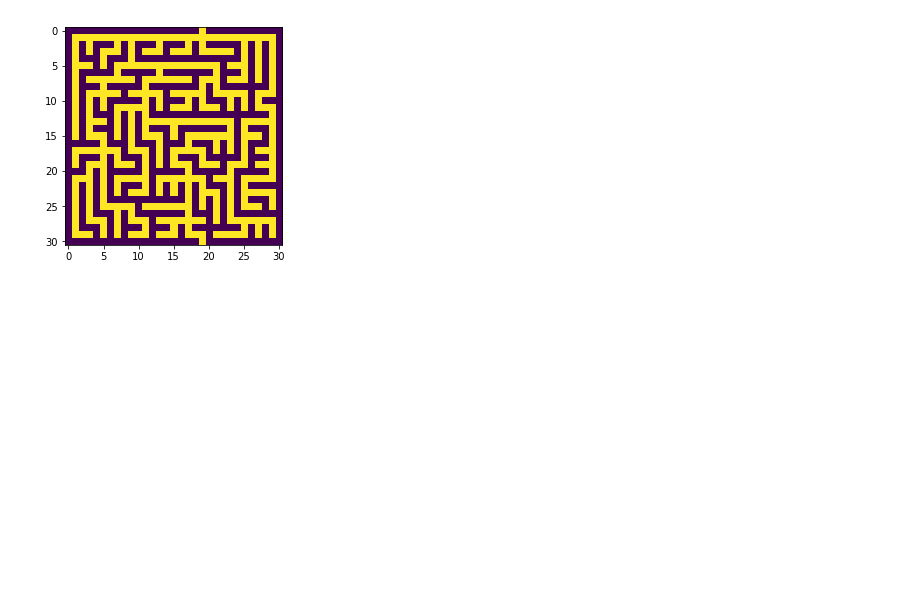
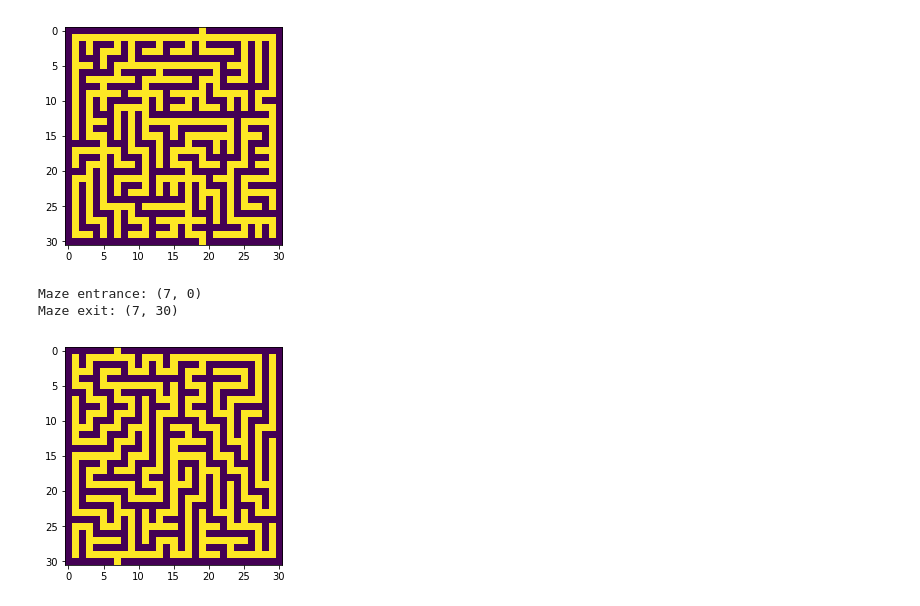
Before and after one commit to wroberts/pydaedalus, a Jupyter notebook: demo.ipynb, the cells around one changed output. Saved outputs shown, nothing was run; the diff lists cells and outputs as text; code cells hidden in the pictures; blank space fills up the shorter version.

Commit message:
demo.ipynb: recursive and prim

```diff
--- a/demo.ipynb
+++ b/demo.ipynb
@@ -56,3 +56,9 @@ show_maze(make_maze((31,31), Maze.create_sidewinder))
 Maze entrance: (19, 0)
 Maze exit: (19, 30)
 [figure]
+# %%
+show_maze(make_maze((31,31), Maze.create_recursive))
+# %% [output]
+Maze entrance: (7, 0)
+Maze exit: (7, 30)
+[figure, added]
```
Also changed, not shown: parts of 1 cell of this notebook.
